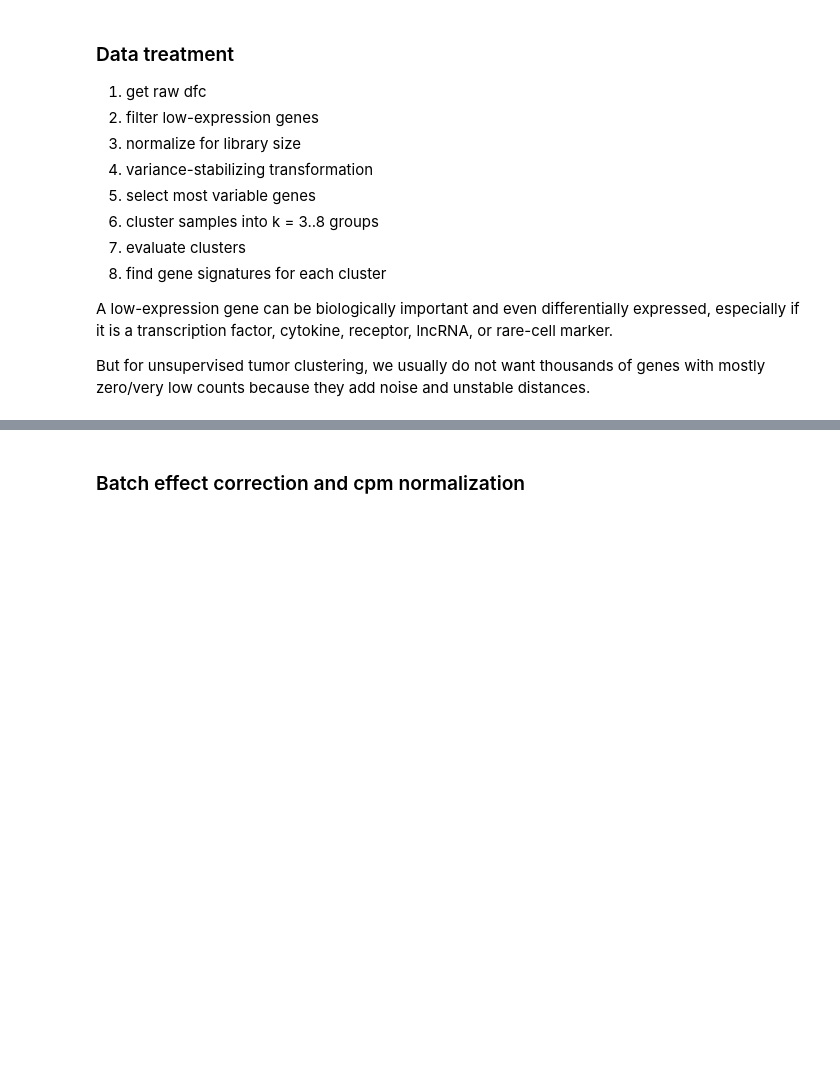
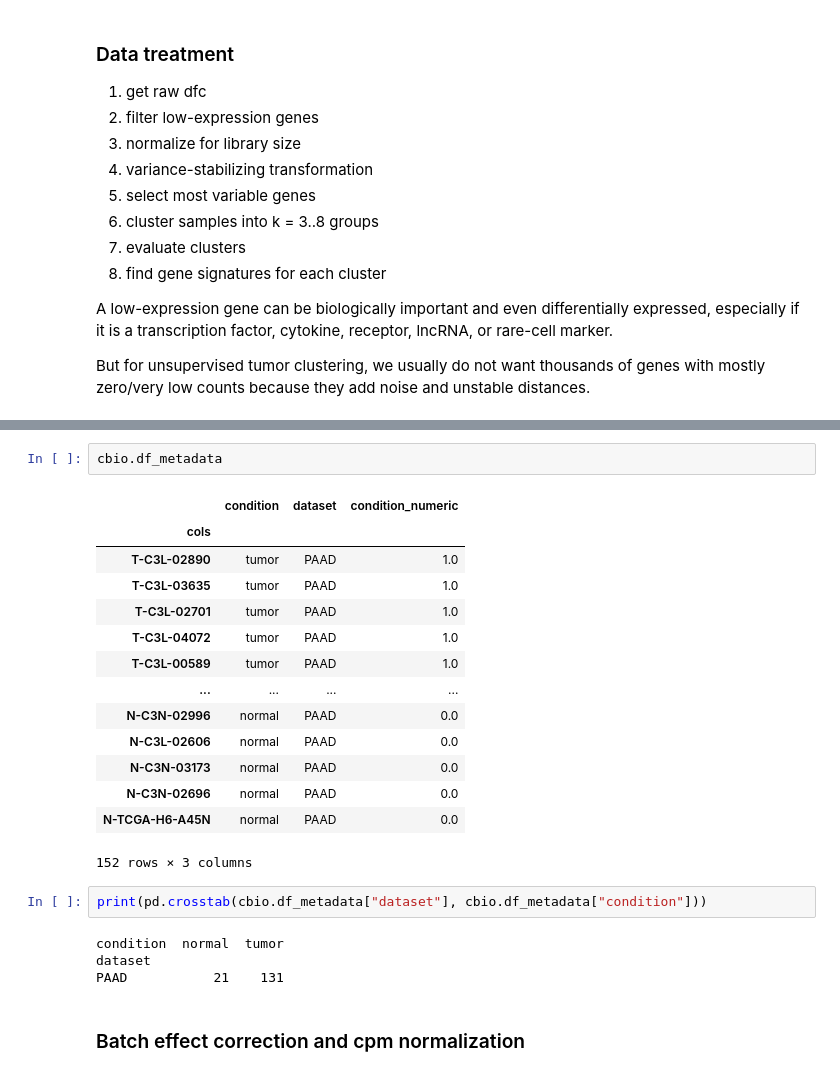
Before and after one commit to flalix/perturb_agent, a Jupyter notebook: notebooks/mtp_cBio_63_PAAD_study_cluster.ipynb, the cells around one changed output, grey strips where cells are left out. Saved outputs shown, nothing was run; the diff lists cells and outputs as text; blank space fills up the shorter version.

```diff
--- a/notebooks/mtp_cBio_63_PAAD_study_cluster.ipynb
+++ b/notebooks/mtp_cBio_63_PAAD_study_cluster.ipynb
@@ -399,3 +369,26 @@ dfn_normal.head(3)
+# %%
+cbio.df_metadata
+# %% [output]
+|  | condition | dataset | condition_numeric |
+| cols |  |  |  |
+| T-C3L-02890 | tumor | PAAD | 1.0 |
+| T-C3L-03635 | tumor | PAAD | 1.0 |
+| T-C3L-02701 | tumor | PAAD | 1.0 |
+| T-C3L-04072 | tumor | PAAD | 1.0 |
+| T-C3L-00589 | tumor | PAAD | 1.0 |
+| ... | ... | ... | ... |
+| N-C3N-02996 | normal | PAAD | 0.0 |
+| N-C3L-02606 | normal | PAAD | 0.0 |
+| N-C3N-03173 | normal | PAAD | 0.0 |
+| N-C3N-02696 | normal | PAAD | 0.0 |
+| N-TCGA-H6-A45N | normal | PAAD | 0.0 |
+152 rows × 3 columns
+# %%
+print(pd.crosstab(cbio.df_metadata["dataset"], cbio.df_metadata["condition"]))
+# %% [output]
+condition  normal  tumor
+dataset
+PAAD           21    131
 # %% [markdown]
 ### Batch effect correction and cpm normalization
 # %%
```
Also changed, not shown: parts of 25 cells of this notebook, 1 other file.
